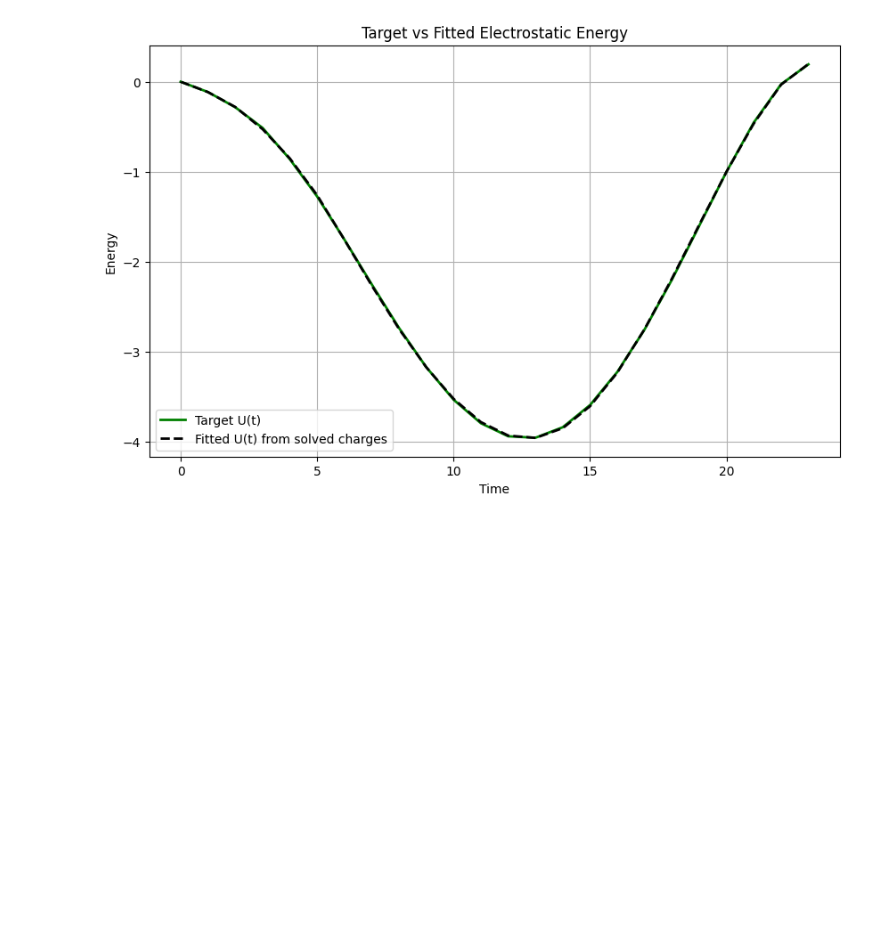
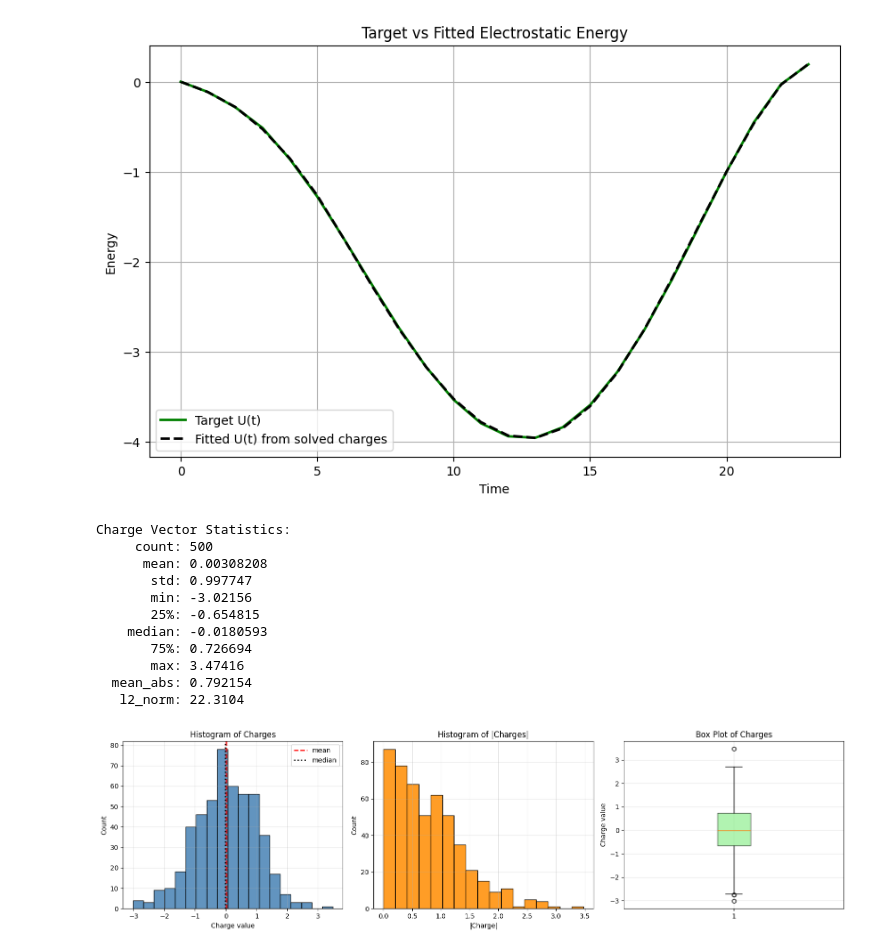
Before and after one commit to Sam-MARTis/Auxetic-MM-Simulation, a Jupyter notebook: Physics-Engine_Python_V3/analysis.ipynb, the cells around one changed output. Drawn from its saved outputs; the diff is of its cells as text; code cells hidden in the pictures; blank space fills up the shorter version.

Commit message:
Charge statistics seem good

```diff
--- a/Physics-Engine_Python_V3/analysis.ipynb
+++ b/Physics-Engine_Python_V3/analysis.ipynb
@@ -199,3 +199,64 @@ plt.legend()
 plt.show()
 # %% [output]
 [figure]
+# %%
+# Statistics and distribution plots for the solved charge vector
+q = np.asarray(charges, dtype=float)
+
+stats = {
+    'count': q.size,
+    'mean': np.mean(q),
+    'std': np.std(q),
+    'min': np.min(q),
+    '25%': np.percentile(q, 25),
+    'median': np.median(q),
+    '75%': np.percentile(q, 75),
+    'max': np.max(q),
+    'mean_abs': np.mean(np.abs(q)),
+    'l2_norm': np.linalg.norm(q),
+}
+
+print('Charge Vector Statistics:')
+for k, v in stats.items():
+    if isinstance(v, (int, np.integer)):
+        print(f'  {k:>8}: {v}')
+    else:
+        print(f'  {k:>8}: {v:.6g}')
+
+fig, axes = plt.subplots(1, 3, figsize=(16, 4.5))
+
+axes[0].hist(q, bins='auto', color='steelblue', edgecolor='black', alpha=0.85)
+axes[0].axvline(stats['mean'], color='red', linestyle='--', linewidth=1.8, label='mean')
+axes[0].axvline(stats['median'], color='black', linestyle=':', linewidth=2, label='median')
+axes[0].set_title('Histogram of Charges')
+axes[0].set_xlabel('Charge value')
+axes[0].set_ylabel('Count')
+axes[0].legend()
+axes[0].grid(True, alpha=0.3)
+
+axes[1].hist(np.abs(q), bins='auto', color='darkorange', edgecolor='black', alpha=0.85)
+axes[1].set_title('Histogram of |Charges|')
+axes[1].set_xlabel('|Charge|')
+axes[1].set_ylabel('Count')
+axes[1].grid(True, alpha=0.3)
+
+axes[2].boxplot(q, vert=True, patch_artist=True, boxprops=dict(facecolor='lightgreen', alpha=0.7))
+axes[2].set_title('Box Plot of Charges')
+axes[2].set_ylabel('Charge value')
+axes[2].grid(True, alpha=0.3)
+
+plt.tight_layout()
+plt.show()
+# %% [output]
+Charge Vector Statistics:
+     count: 500
+      mean: 0.00308208
+       std: 0.997747
+       min: -3.02156
+       25%: -0.654815
+    median: -0.0180593
+       75%: 0.726694
+       max: 3.47416
+  mean_abs: 0.792154
+   l2_norm: 22.3104
+[figure, added]
```
